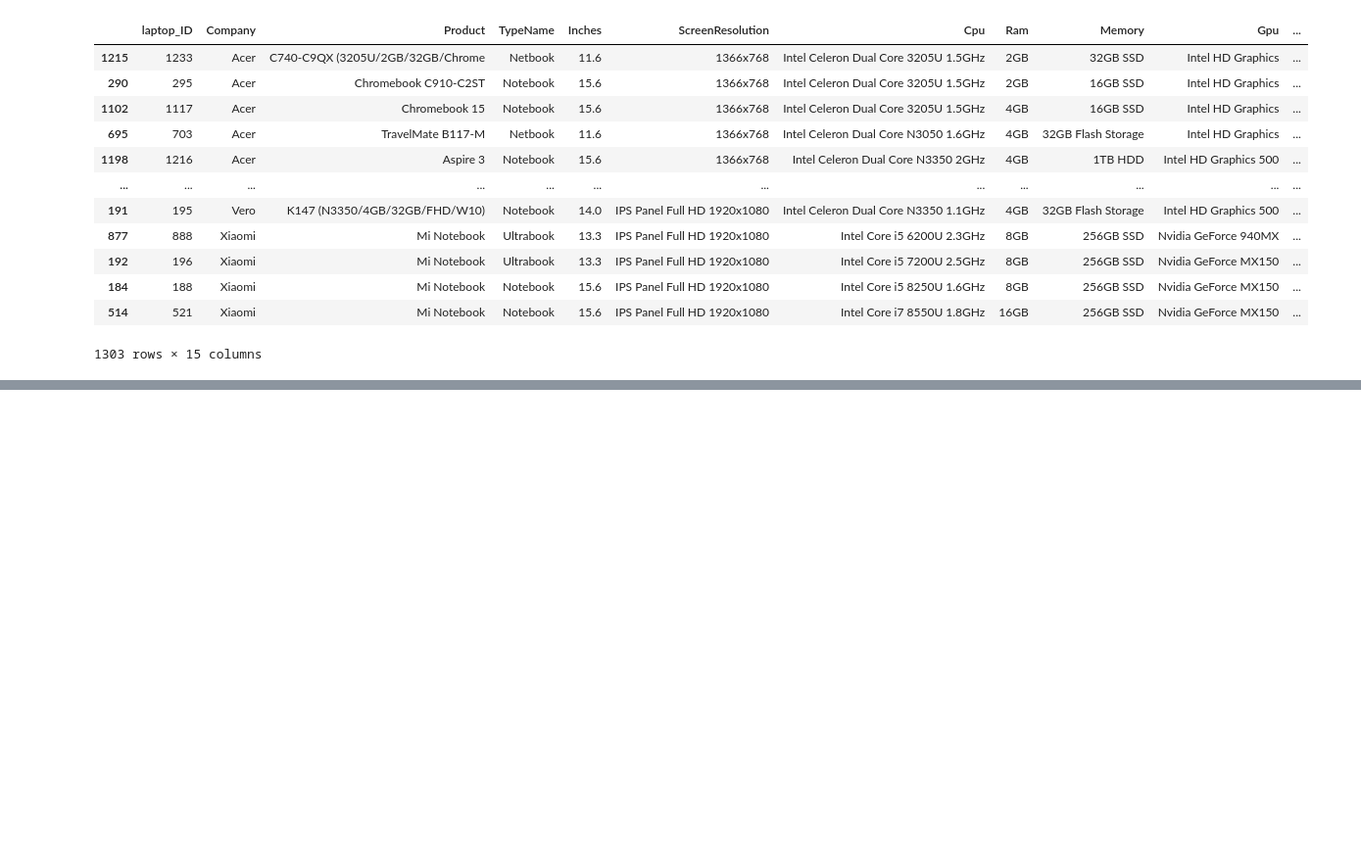
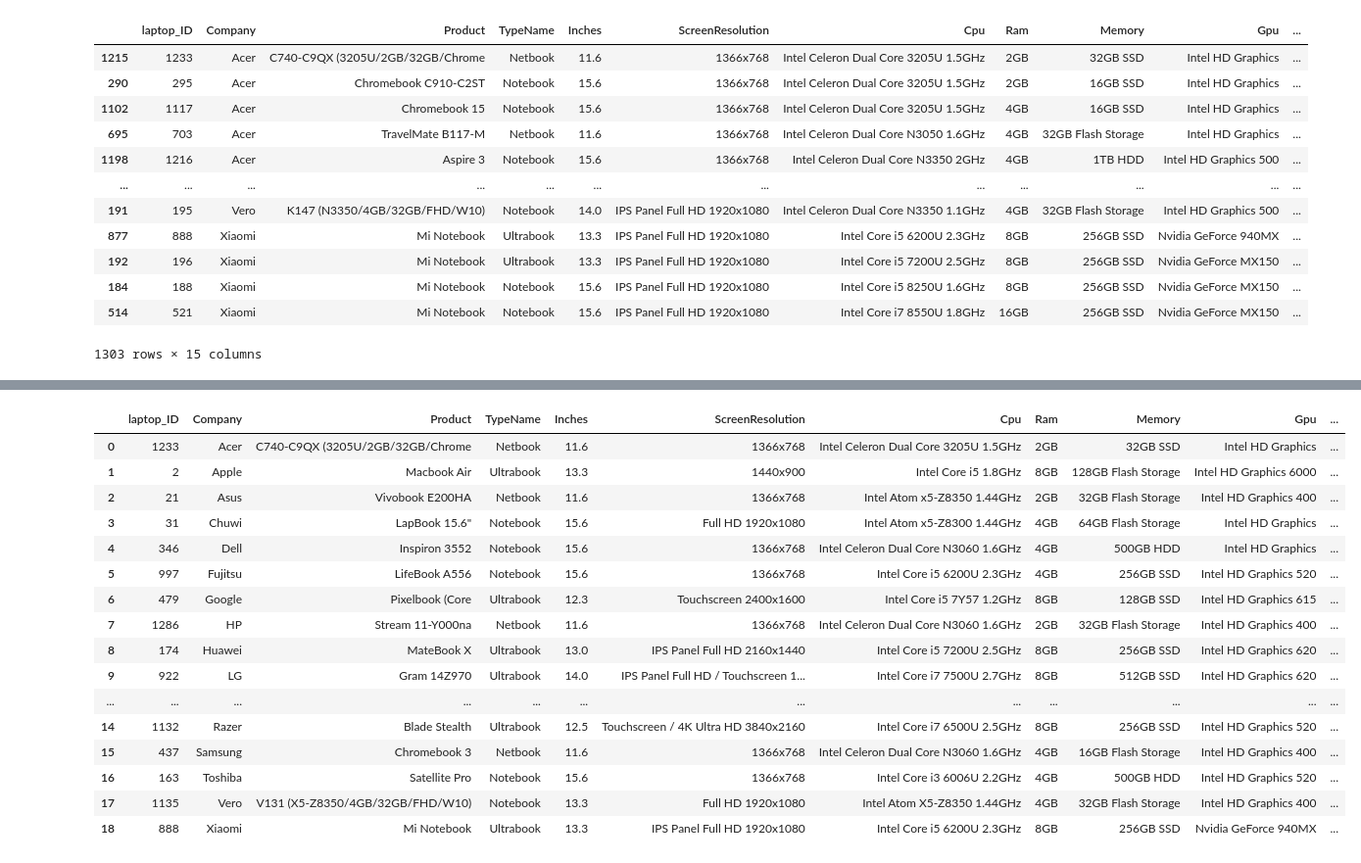
Before and after one commit to Subhas333/Project-1, a Jupyter notebook: project_3.ipynb, the cells around one changed output, grey strips where cells are left out. Shown: that part at 98% size. Drawn from its saved outputs; the diff is of its cells as text; code cells hidden in the pictures; blank space fills up the shorter version.

```diff
--- a/project_3.ipynb
+++ b/project_3.ipynb
@@ -303,0 +408,21 @@ df_laptops[df_laptops.duplicated('Company',keep=False)]
+# %%
+df_laptops.drop_duplicates(['Company'],keep='first',ignore_index=True)
+#ignore_index=True gives new index
+# %% [output]
+|  | laptop_ID | Company | Product | TypeName | Inches | ScreenResolution | Cpu | Ram | Memory | Gpu | ... |
+| 0 | 1233 | Acer | C740-C9QX (3205U/2GB/32GB/Chrome | Netbook | 11.6 | 1366x768 | Intel Celeron Dual Core 3205U 1.5GHz | 2GB | 32GB SSD | Intel HD Graphics | ... |
+| 1 | 2 | Apple | Macbook Air | Ultrabook | 13.3 | 1440x900 | Intel Core i5 1.8GHz | 8GB | 128GB Flash Storage | Intel HD Graphics 6000 | ... |
+| 2 | 21 | Asus | Vivobook E200HA | Netbook | 11.6 | 1366x768 | Intel Atom x5-Z8350 1.44GHz | 2GB | 32GB Flash Storage | Intel HD Graphics 400 | ... |
+| 3 | 31 | Chuwi | LapBook 15.6" | Notebook | 15.6 | Full HD 1920x1080 | Intel Atom x5-Z8300 1.44GHz | 4GB | 64GB Flash Storage | Intel HD Graphics | ... |
+| 4 | 346 | Dell | Inspiron 3552 | Notebook | 15.6 | 1366x768 | Intel Celeron Dual Core N3060 1.6GHz | 4GB | 500GB HDD | Intel HD Graphics | ... |
+| 5 | 997 | Fujitsu | LifeBook A556 | Notebook | 15.6 | 1366x768 | Intel Core i5 6200U 2.3GHz | 4GB | 256GB SSD | Intel HD Graphics 520 | ... |
+| 6 | 479 | Google | Pixelbook (Core | Ultrabook | 12.3 | Touchscreen 2400x1600 | Intel Core i5 7Y57 1.2GHz | 8GB | 128GB SSD | Intel HD Graphics 615 | ... |
+| 7 | 1286 | HP | Stream 11-Y000na | Netbook | 11.6 | 1366x768 | Intel Celeron Dual Core N3060 1.6GHz | 2GB | 32GB Flash Storage | Intel HD Graphics 400 | ... |
+| 8 | 174 | Huawei | MateBook X | Ultrabook | 13.0 | IPS Panel Full HD 2160x1440 | Intel Core i5 7200U 2.5GHz | 8GB | 256GB SSD | Intel HD Graphics 620 | ... |
+| 9 | 922 | LG | Gram 14Z970 | Ultrabook | 14.0 | IPS Panel Full HD / Touchscreen 1... | Intel Core i7 7500U 2.7GHz | 8GB | 512GB SSD | Intel HD Graphics 620 | ... |
+| ... | ... | ... | ... | ... | ... | ... | ... | ... | ... | ... | ... |
+| 14 | 1132 | Razer | Blade Stealth | Ultrabook | 12.5 | Touchscreen / 4K Ultra HD 3840x2160 | Intel Core i7 6500U 2.5GHz | 8GB | 256GB SSD | Intel HD Graphics 520 | ... |
+| 15 | 437 | Samsung | Chromebook 3 | Netbook | 11.6 | 1366x768 | Intel Celeron Dual Core N3060 1.6GHz | 4GB | 16GB Flash Storage | Intel HD Graphics 400 | ... |
+| 16 | 163 | Toshiba | Satellite Pro | Notebook | 15.6 | 1366x768 | Intel Core i3 6006U 2.2GHz | 4GB | 500GB HDD | Intel HD Graphics 520 | ... |
+| 17 | 1135 | Vero | V131 (X5-Z8350/4GB/32GB/FHD/W10) | Notebook | 13.3 | Full HD 1920x1080 | Intel Atom X5-Z8350 1.44GHz | 4GB | 32GB Flash Storage | Intel HD Graphics 400 | ... |
+| 18 | 888 | Xiaomi | Mi Notebook | Ultrabook | 13.3 | IPS Panel Full HD 1920x1080 | Intel Core i5 6200U 2.3GHz | 8GB | 256GB SSD | Nvidia GeForce 940MX | ... |
```
Also changed, not shown: parts of 8 cells of this notebook.
